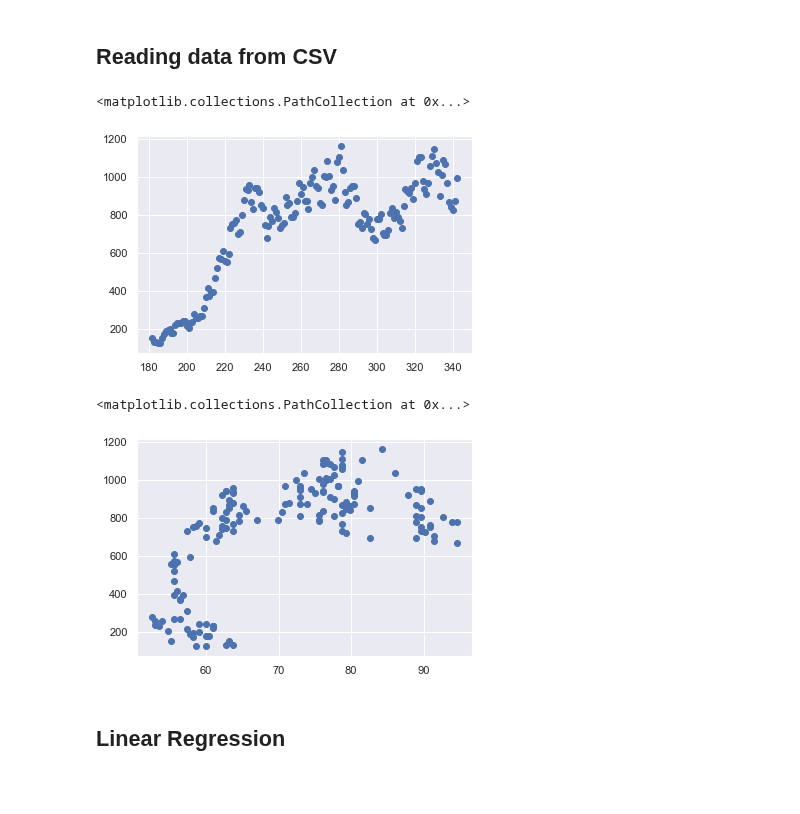
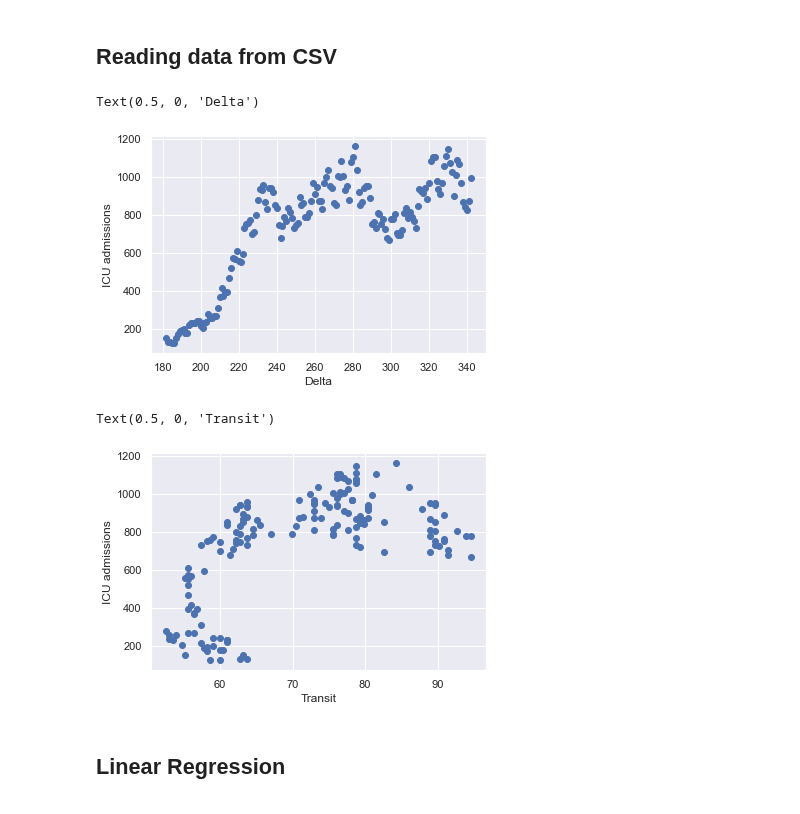
Before and after one commit to clash9529/DDW_Task2, a Jupyter notebook: predict_icu_admission.ipynb, the cells around one changed output. Saved outputs shown, nothing was run; the diff lists cells and outputs as text; code cells hidden in the pictures.

```diff
--- a/predict_icu_admission.ipynb
+++ b/predict_icu_admission.ipynb
@@ -136,15 +136,19 @@ df = pd.read_csv("DDW_dataset1.csv")
 
 df_feature_delta, df_target = get_features_targets(df,["Delta"],["ICU admissions"])
 plt.scatter(df_feature_delta, df_target)
+plt.ylabel("ICU admissions")
+plt.xlabel("Delta")
 # %% [output]
-<matplotlib.collections.PathCollection at 0x...>
+Text(0.5, 0, 'Delta')
-[figure, old version]
+[figure, new version]
 # %%
 df_feature_transit, df_target = get_features_targets(df,["Transit"],["ICU admissions"])
 plt.scatter(df_feature_transit, df_target)
+plt.ylabel("ICU admissions")
+plt.xlabel("Transit")
 # %% [output]
-<matplotlib.collections.PathCollection at 0x...>
+Text(0.5, 0, 'Transit')
-[figure, old version]
+[figure, new version]
 # %% [markdown]
 ## **Linear Regression**
 <a id="linear"></a>
```
Also changed, not shown: parts of 8 cells of this notebook.
